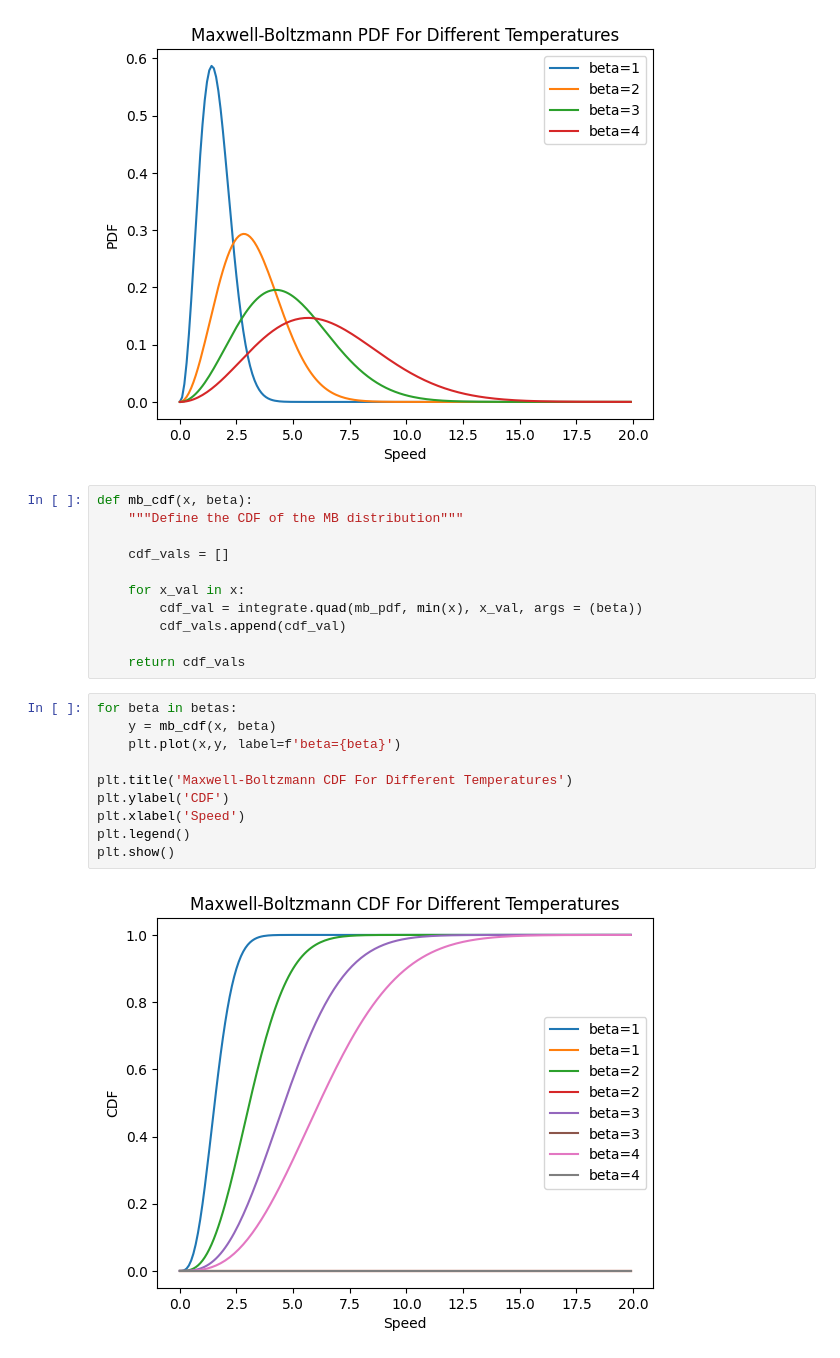
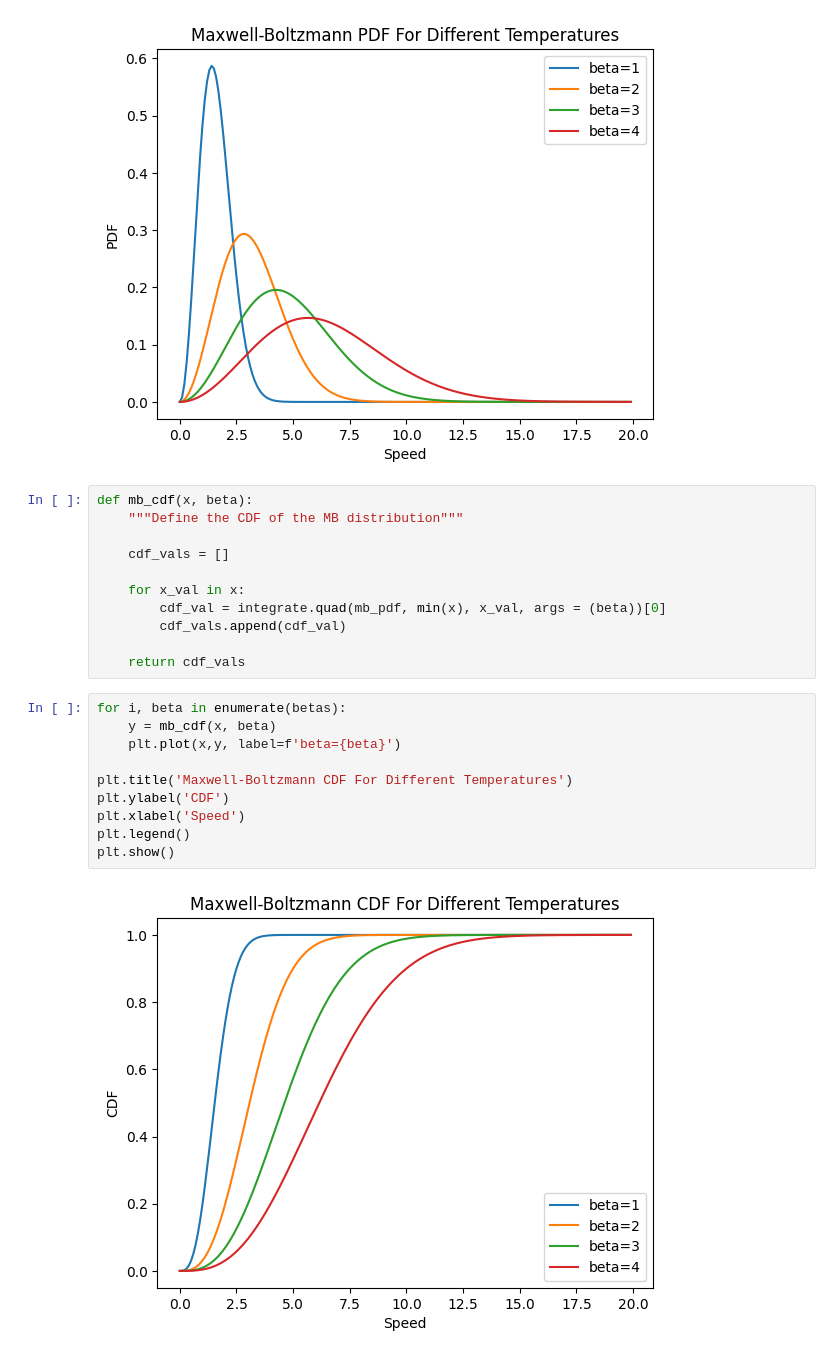
Before and after one commit to padishah115/Maxwell-Boltzmann, a Jupyter notebook: main.ipynb, the cells around one changed output. Cells and saved outputs as stored; diff of their text form.

```diff
--- a/main.ipynb
+++ b/main.ipynb
@@ -35,19 +35,19 @@ def mb_cdf(x, beta):
     cdf_vals = []
 
     for x_val in x:
-        cdf_val = integrate.quad(mb_pdf, min(x), x_val, args = (beta))
+        cdf_val = integrate.quad(mb_pdf, min(x), x_val, args = (beta))[0]
         cdf_vals.append(cdf_val)
 
     return cdf_vals
 # %%
-for beta in betas:
+for i, beta in enumerate(betas):
     y = mb_cdf(x, beta)
     plt.plot(x,y, label=f'beta={beta}')
 
 plt.title('Maxwell-Boltzmann CDF For Different Temperatures')
 plt.ylabel('CDF')
 plt.xlabel('Speed')
 plt.legend()
 plt.show()
 # %% [output]
-[figure, old version]
+[figure, new version]
```
